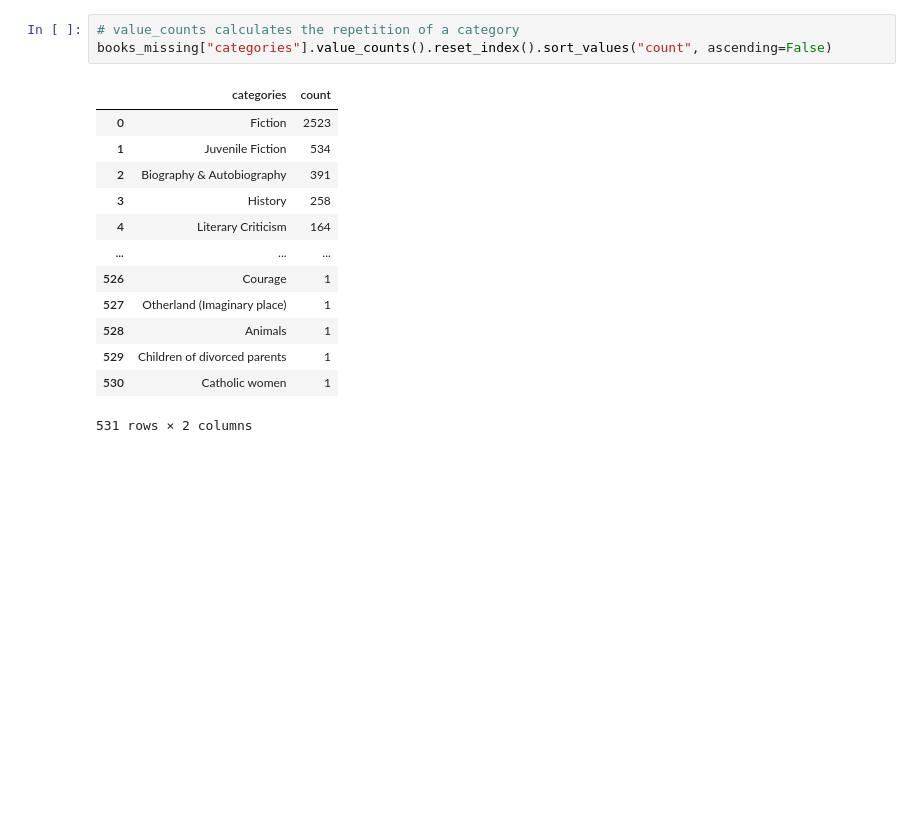
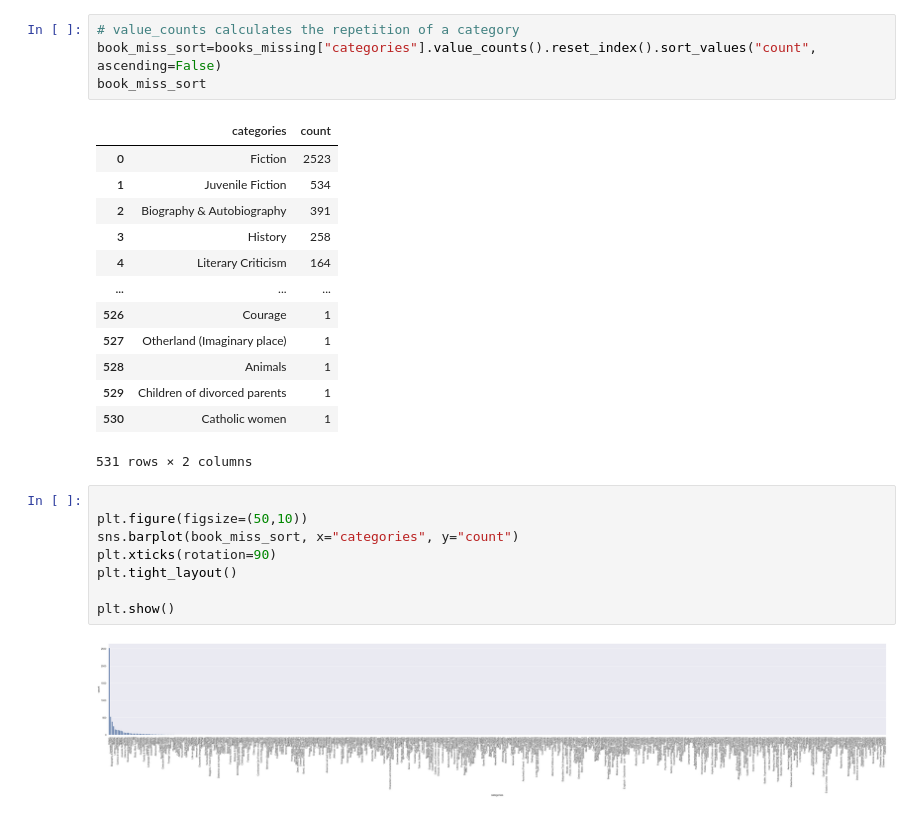
Before and after one commit to ManiRaj129/Book-Recommender-Agent, a Jupyter notebook: BookData.ipynb, the cells around one changed output. Saved outputs shown, nothing was run; the diff lists cells and outputs as text; blank space fills up the shorter version.

```diff
--- a/BookData.ipynb
+++ b/BookData.ipynb
@@ -105,7 +106,8 @@ books_missing
 6507 rows × 14 columns
 # %%
 # value_counts calculates the repetition of a category
-books_missing["categories"].value_counts().reset_index().sort_values("count", ascending=False)
+book_miss_sort=books_missing["categories"].value_counts().reset_index().sort_values("count", ascending=False)
+book_miss_sort
 # %% [output]
 |  | categories | count |
 | 0 | Fiction | 2523 |
@@ -120,3 +122,13 @@ books_missing["categories"].value_counts().reset_index().sort_values("count", as
 | 529 | Children of divorced parents | 1 |
 | 530 | Catholic women | 1 |
 531 rows × 2 columns
+# %%
+
+plt.figure(figsize=(50,10))
+sns.barplot(book_miss_sort, x="categories", y="count")
+plt.xticks(rotation=90)
+plt.tight_layout()
+
+plt.show()
+# %% [output]
+[figure, added]
```
Also changed, not shown: parts of 11 cells of this notebook, 1 other file.
